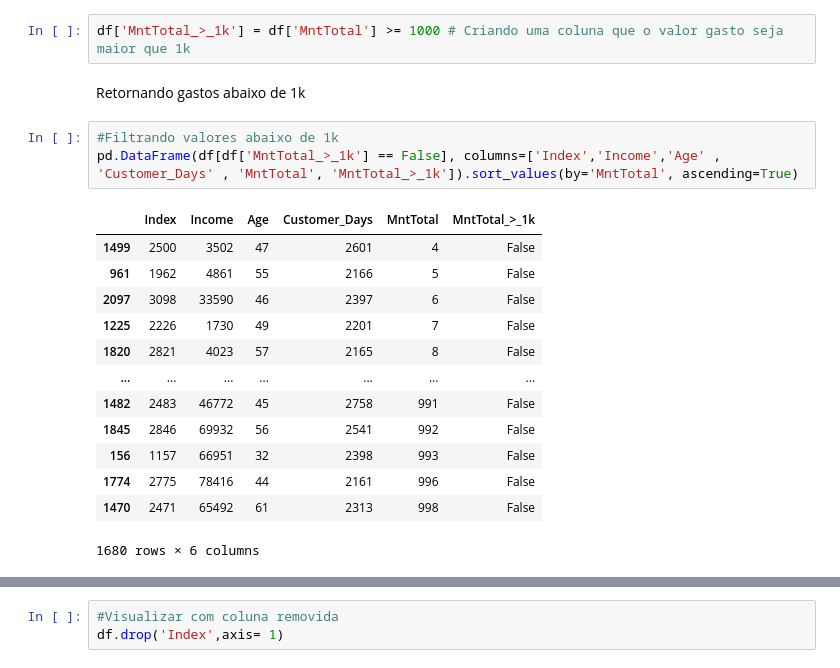
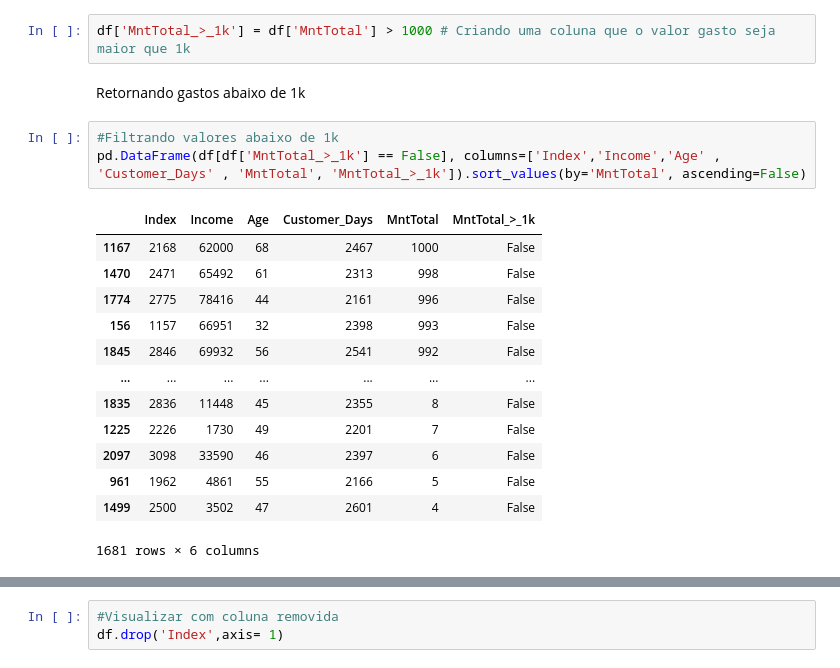
Before and after one commit to evertonenrico/Ifood_Insights, a Jupyter notebook: Ifood_Dataset/Import_DataSet_Ifood.ipynb, the cells around one changed output, grey strips where cells are left out. Drawn from its saved outputs; the diff is of its cells as text.

```diff
--- a/Ifood_Dataset/Import_DataSet_Ifood.ipynb
+++ b/Ifood_Dataset/Import_DataSet_Ifood.ipynb
@@ -124,23 +123,23 @@ pd.DataFrame(df, columns=['MntWines','MntFruits','MntMeatProducts','MntFishProdu
 | 2204 | 84 | 3 | 61 | 2 | 1 | 130 | ... |
 2205 rows × 8 columns
 # %%
-df['MntTotal_>_1k'] = df['MntTotal'] >= 1000 # Criando uma coluna que o valor gasto seja maior que 1k
+df['MntTotal_>_1k'] = df['MntTotal'] > 1000 # Criando uma coluna que o valor gasto seja maior que 1k
 # %% [markdown]
 Retornando gastos abaixo de 1k
 # %%
 #Filtrando valores abaixo de 1k
-pd.DataFrame(df[df['MntTotal_>_1k'] == False], columns=['Index','Income','Age' , 'Customer_Days' , 'MntTotal', 'MntTotal_>_1k']).sort_values(by='MntTotal', ascending=True)
+pd.DataFrame(df[df['MntTotal_>_1k'] == False], columns=['Index','Income','Age' , 'Customer_Days' , 'MntTotal', 'MntTotal_>_1k']).sort_values(by='MntTotal', ascending=False)
 # %% [output]
 |  | Index | Income | Age | Customer_Days | MntTotal | MntTotal_>_1k |
+| 1167 | 2168 | 62000 | 68 | 2467 | 1000 | False |
+| 1470 | 2471 | 65492 | 61 | 2313 | 998 | False |
+| 1774 | 2775 | 78416 | 44 | 2161 | 996 | False |
+| 156 | 1157 | 66951 | 32 | 2398 | 993 | False |
+| 1845 | 2846 | 69932 | 56 | 2541 | 992 | False |
+| ... | ... | ... | ... | ... | ... | ... |
+| 1835 | 2836 | 11448 | 45 | 2355 | 8 | False |
+| 1225 | 2226 | 1730 | 49 | 2201 | 7 | False |
+| 2097 | 3098 | 33590 | 46 | 2397 | 6 | False |
+| 961 | 1962 | 4861 | 55 | 2166 | 5 | False |
 | 1499 | 2500 | 3502 | 47 | 2601 | 4 | False |
-| 961 | 1962 | 4861 | 55 | 2166 | 5 | False |
-| 2097 | 3098 | 33590 | 46 | 2397 | 6 | False |
-| 1225 | 2226 | 1730 | 49 | 2201 | 7 | False |
-| 1820 | 2821 | 4023 | 57 | 2165 | 8 | False |
-| ... | ... | ... | ... | ... | ... | ... |
-| 1482 | 2483 | 46772 | 45 | 2758 | 991 | False |
-| 1845 | 2846 | 69932 | 56 | 2541 | 992 | False |
-| 156 | 1157 | 66951 | 32 | 2398 | 993 | False |
-| 1774 | 2775 | 78416 | 44 | 2161 | 996 | False |
-| 1470 | 2471 | 65492 | 61 | 2313 | 998 | False |
-1680 rows × 6 columns
+1681 rows × 6 columns
```
Also changed, not shown: parts of 15 cells of this notebook.
